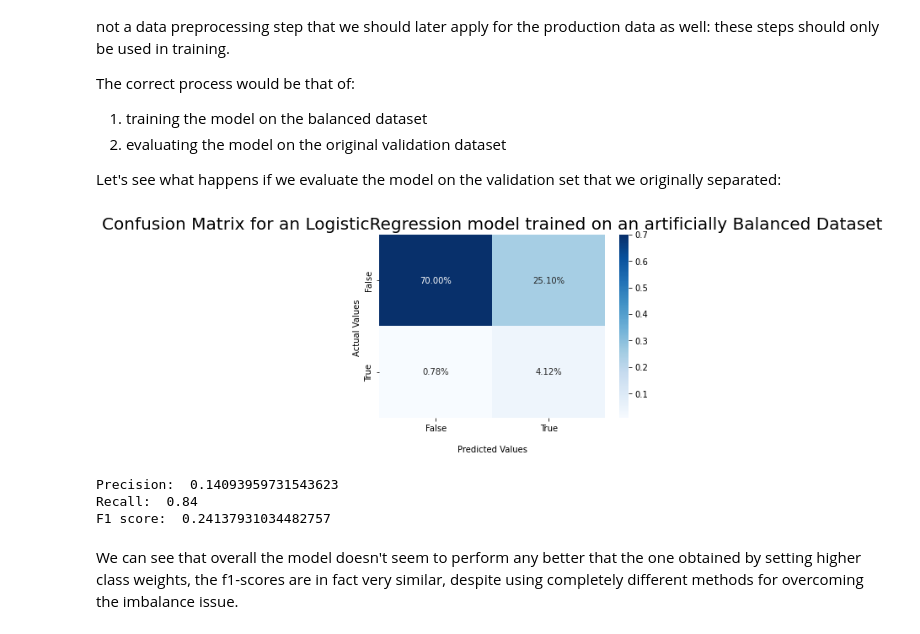
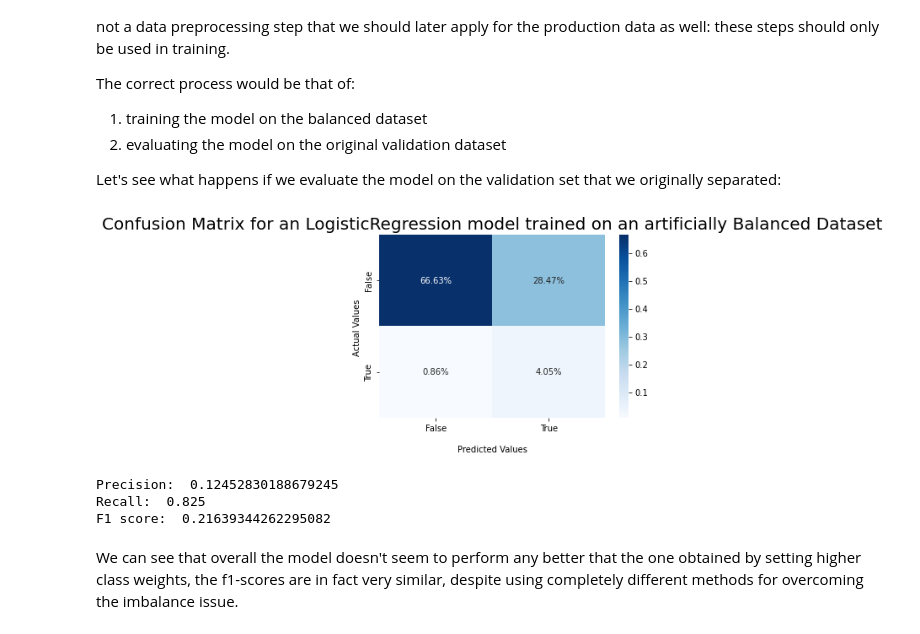
Before and after one commit to bori00/Stroke-Predictor, a Jupyter notebook: Stroke_Predictor_ML_Only.ipynb, the cells around one changed output. Cells and saved outputs as stored; diff of their text form; code cells hidden in the pictures.

```diff
--- a/Stroke_Predictor_ML_Only.ipynb
+++ b/Stroke_Predictor_ML_Only.ipynb
@@ -438,7 +446,7 @@ y = pd.concat([y_train, y_test], axis = 0)
 # %% [markdown]
 Since our dataset is quite small, we should prefer performing a cross validation whenever possible. However, when training a model is computationally expensive, we may use the below train-validation split to evaluate our model.
 # %%
-X_train1, X_valid1, y_train1, y_valid1 = train_test_split(X, y, test_size=0.2, random_state=random_state, stratify=y)
+X_train1, X_valid1, y_train1, y_valid1 = train_test_split(X_train, y_train, test_size=0.2, random_state=random_state, stratify=y_train)
 # %% [markdown]
 ### Handling imbalanced data
 # %% [markdown]
@@ -548,0 +565,5 @@ def plot_precision_recall_curve(y_true, y_pred_score):
+# %%
+def plot_confusion_matrix(y_valid, y_pred, title):
+  conf_mat = confusion_matrix(y_valid, y_pred)
+  plot_confusion_matrix_with_percentages(conf_mat, title)
+  print_metrics(y_valid, y_pred)
@@ -719,17 +735,13 @@ The correct process would be that of:
 Let's see what happens if we evaluate the model on the validation set that we originally separated:
 # %%
 smote_log_reg.fit(smote_X_train1, smote_y_train1)
-
 y_pred = smote_log_reg.predict(X_valid1)
-
-conf_mat = confusion_matrix(y_valid1, y_pred)
-plot_confusion_matrix_with_percentages(conf_mat, "Confusion Matrix for an LogisticRegression model trained on an artificially Balanced Dataset")
-print_metrics(y_valid1, y_pred)
+plot_confusion_matrix(y_valid1, y_pred, title = "Confusion Matrix for an LogisticRegression model trained on an artificially Balanced Dataset")
 # %% [output]
-[figure, old version]
+[figure, new version]
-Precision:  0.14093959731543623
-Recall:  0.84
-F1 score:  0.24137931034482757
+Precision:  0.12452830188679245
+Recall:  0.825
+F1 score:  0.21639344262295082
 # %% [markdown]
 We can see that overall the model doesn't seem to perform any better that the one obtained by setting higher class weights, the f1-scores are in fact very similar, despite using completely different methods for overcoming the imbalance issue.
 # %% [markdown]
```
Also changed, not shown: parts of 99 cells of this notebook.
